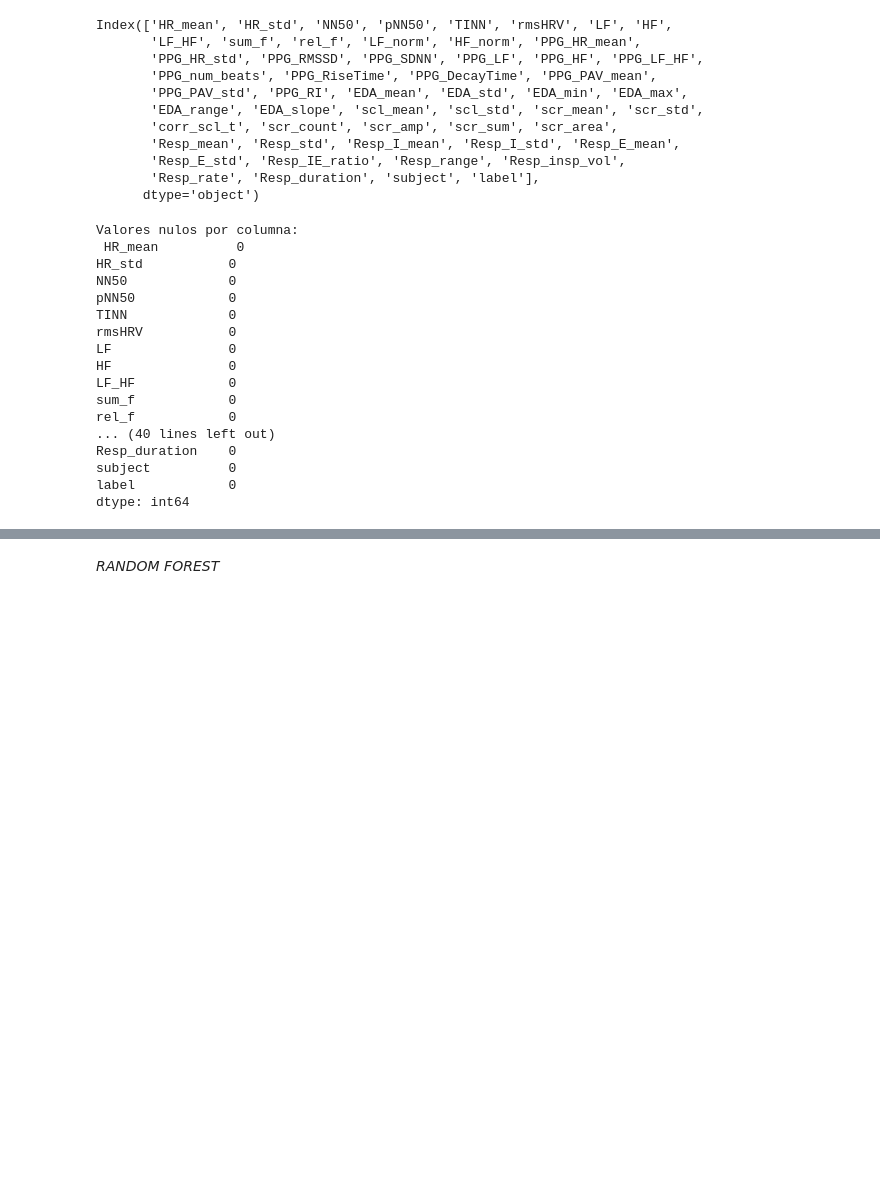
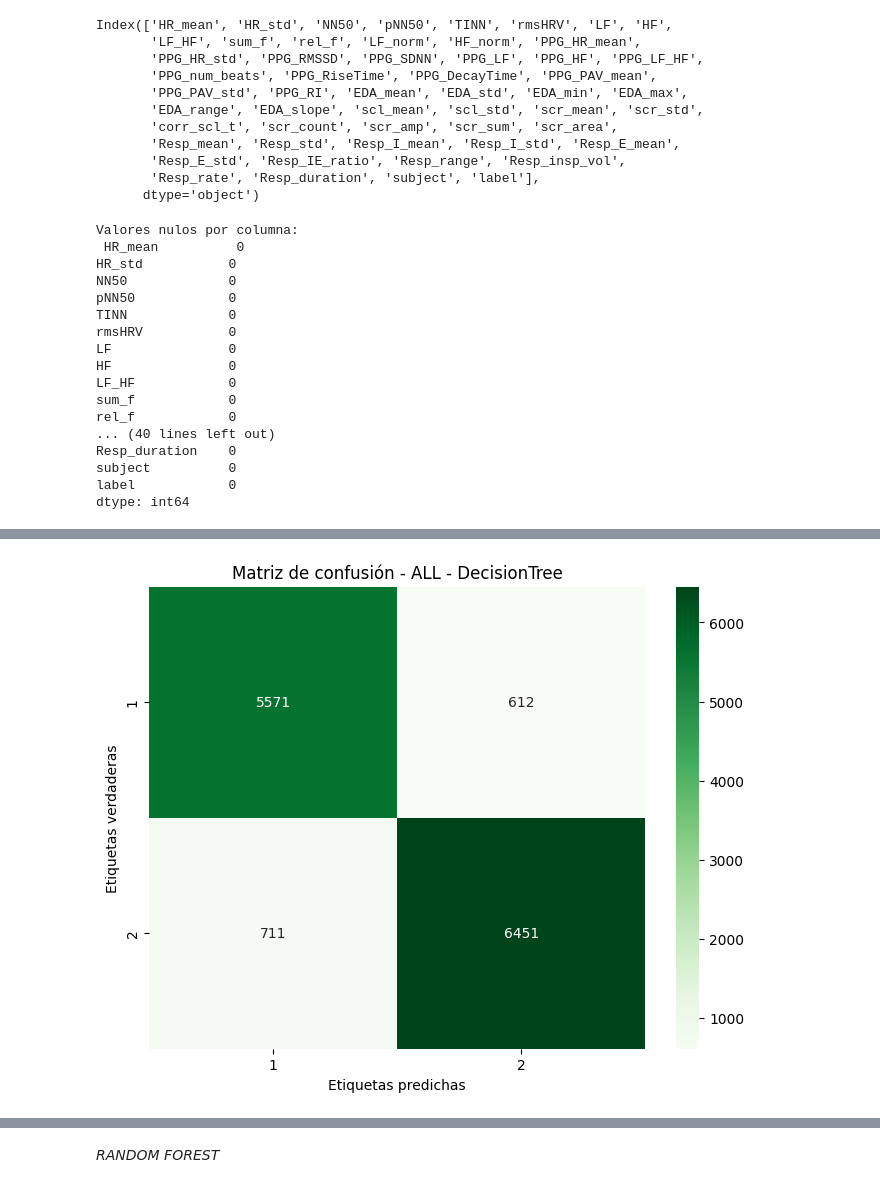
Before and after one commit to GusGus27/WESAD_tests, a Jupyter notebook: Train_Evaluate_Gus copy 2.ipynb, the cells around one changed output, grey strips where cells are left out. Cells and saved outputs as stored; diff of their text form; code cells hidden in the pictures; blank space fills up the shorter version.

```diff
--- a/Train_Evaluate_Gus copy 2.ipynb
+++ b/Train_Evaluate_Gus copy 2.ipynb
@@ -159,0 +296,89 @@ results['ECG', 'DecisionTree']
+# %%
+"""# Entrenamiento por cada tipo de señal
+for signal, features in tqdm(SIGNAL_CATEGORIES.items(), desc="Training by signal"):
+    if all(f in df.columns for f in features):  # Verificar que todas las columnas existen
+        X = df[features]
+        y = df['label']
+        subjects = df['subject']  # Se agrega el identificador de sujetos para LOSO
+
+        for model_name, (model, param_grid) in models.items():
+            print(f'Training {model_name} model for {signal} using LOSO...')
+            metrics = train_and_evaluate(X, y, model, param_grid, model_name, signal)
+
+            # Convertir diccionario de métricas a DataFrame con mismo formato que antes
+            results[(signal, model_name)] = metrics.copy()"""
+
+# Entrenamiento con todas las señales combinadas
+X_all = df.drop(columns=['label', 'subject'])  # También se excluye 'subject'
+y_all = df['label']
+subjects_all = df['subject']
+
+for model_name, (model, param_grid) in tqdm(models.items(), desc="Training with ALL signals"):
+    print(f'Training {model_name} model for ALL signals using LOSO...')
+    metrics = train_and_evaluate(X_all, y_all, model, param_grid, model_name, "ALL")
+
+    results[("ALL", model_name)] = metrics.copy()
+
+# Mostrar resultados finales
+print("\nFinal Comparison:")
+for (signal, model_name), acc in results.items():
+    print(f'{signal} - {model_name}:')
+    print(acc)
+
+# Crear heatmap
+rows = []
+for (signal, model), df_metrics in results.items():
+    metric_values = df_metrics.set_index('Métrica')['Valor']
+
+    row = {
+        'Signal': signal,
+        'Model': model,
+        'Accuracy': metric_values.get('Accuracy', None),
+        'F1': metric_values.get('F1 Score', None),
+        'Precision': metric_values.get('Precision', None),
+        'Recall': metric_values.get('Recall', None)
+    }
+    rows.append(row)
+
+metrics_df = pd.DataFrame(rows)
+
+pivot_df = metrics_df.pivot(index='Signal', columns='Model', values='Accuracy')
+plt.figure(figsize=(10, 6))
+sns.heatmap(pivot_df, annot=True, cmap="Blues", fmt=".2f")
+plt.title('Heatmap de Accuracy por señal y modelo (LOSO)')
+plt.tight_layout()
+plt.show()
+
+
+data = []
+metrics = ["Accuracy", "F1 Score", "Recall", "Precision"]
+
+for (signal, model), df in results.items():
+    for metric in metrics:
+        row = df[df["Métrica"] == metric]
+        if not row.empty:
+            value = row["Valor"].values[0]
+            data.append((signal, model, metric, value))
+
+df_all = pd.DataFrame(data, columns=["Signal", "Model", "Metric", "Value"])
+
+# Paleta bonita
+palette = sns.color_palette("Set1")
+
+# Hacer el FacetGrid
+g = sns.FacetGrid(df_all, col="Metric", sharey=True, col_wrap=2, height=4, aspect=1.5)
+g.map_dataframe(sns.barplot, x="Model", y="Value", hue="Signal", palette=palette, width=0.7, dodge=True)  # <-- aquí el width más pequeño
+
+# Ajustes para la leyenda
+g.add_legend(title="Señal", bbox_to_anchor=(1.05, 0.5), loc='center left', borderaxespad=0)
+
+# Añadir etiquetas de valores
+for ax in g.axes.flatten():
+    for container in ax.containers:
+        ax.bar_label(container, fmt="%.2f", label_type="edge", fontsize=7, padding=2)
+    ax.set_ylim(0, 1)
+    ax.set_xticklabels(ax.get_xticklabels(), rotation=45, ha="right")
+
+plt.tight_layout()
+plt.show()
+# %% [output]
@@ -159,0 +398 @@ results['ECG', 'DecisionTree']
+[figure, added]
```
Also changed, not shown: parts of 20 cells of this notebook, 4 other files.
